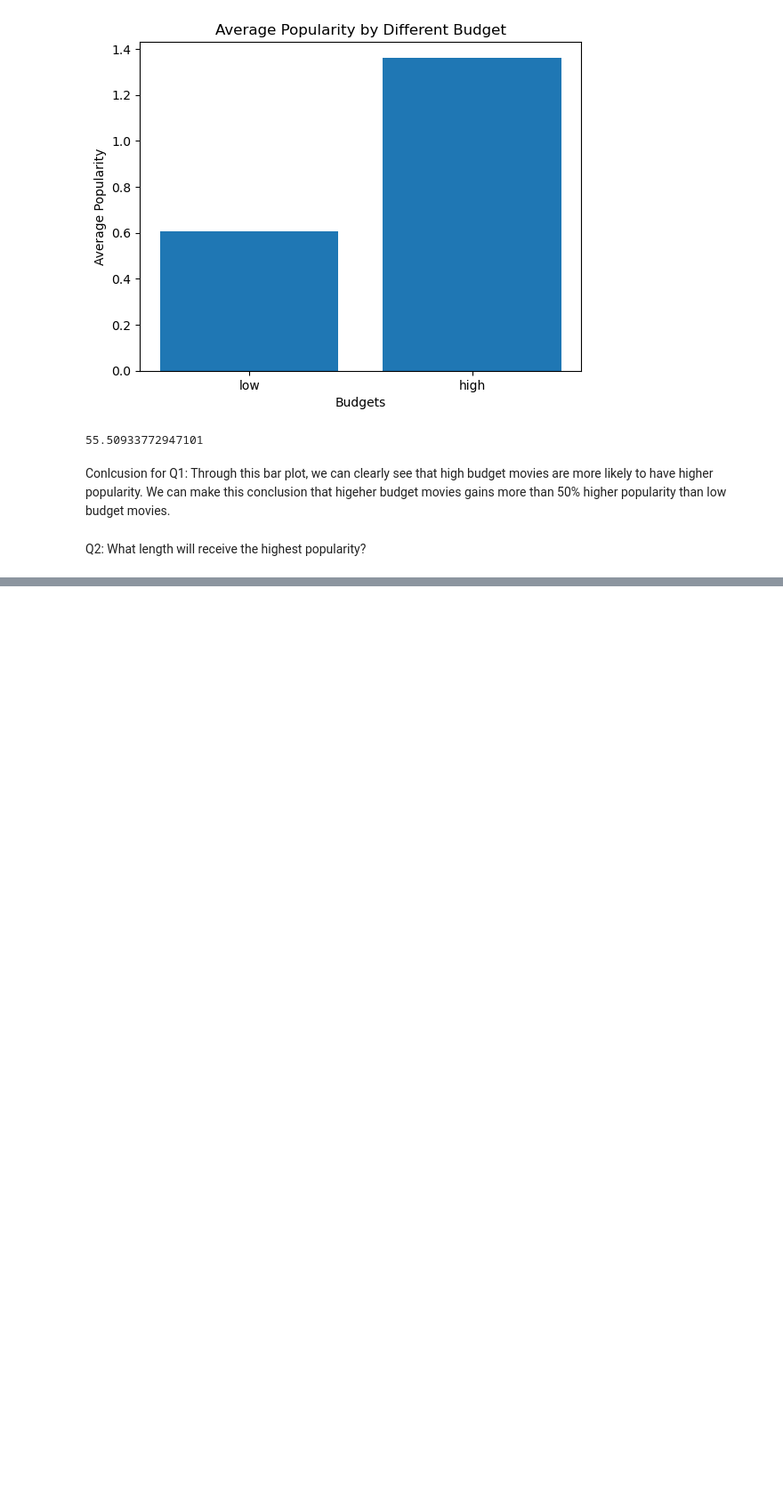
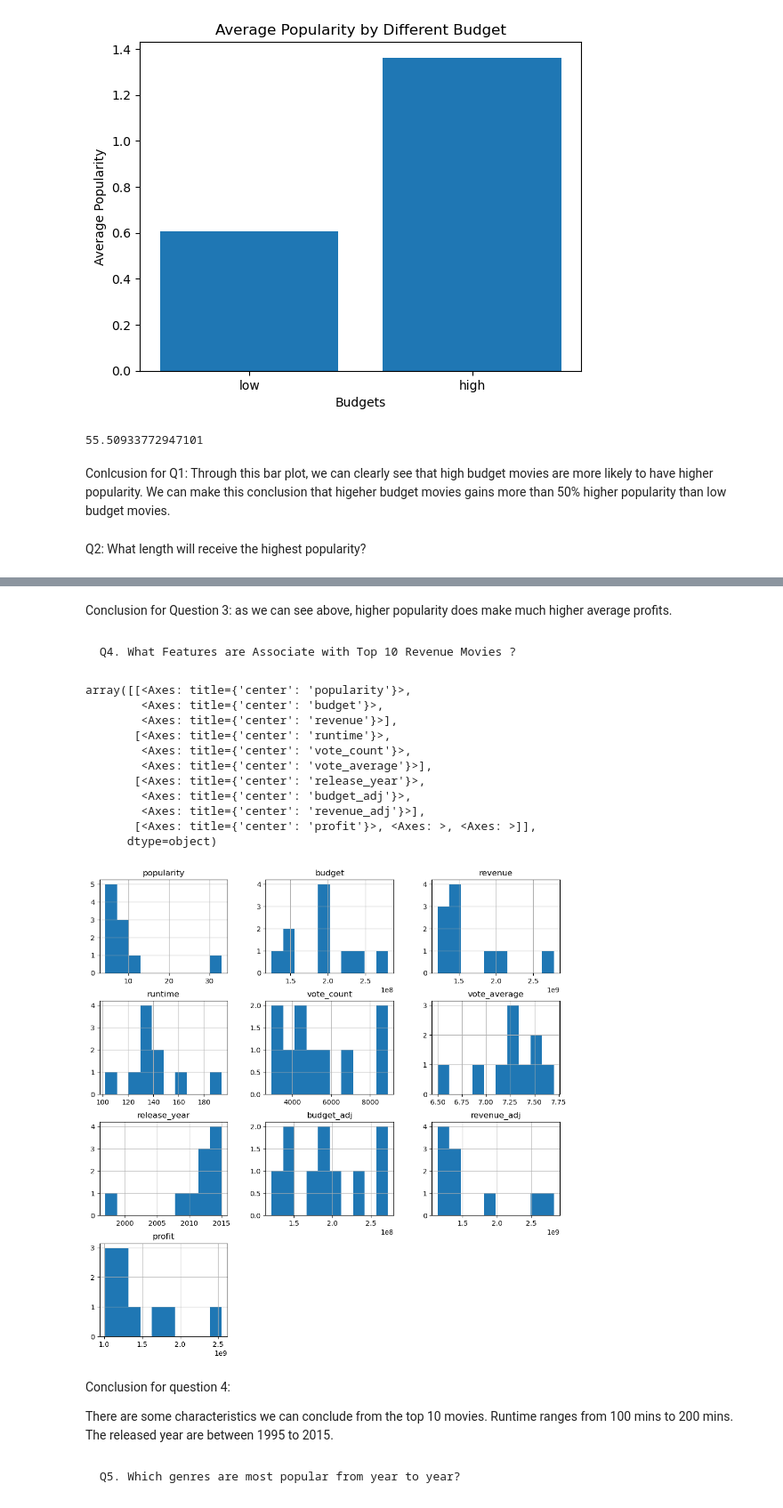
Before and after one commit to kunalmalav/tmdbMoviesDataAnalysis, a Jupyter notebook: main.ipynb, the cells around one changed output, grey strips where cells are left out. Shown at 89% size. Cells and saved outputs as stored; diff of their text form; code cells hidden in the pictures; blank space fills up the shorter version.

```diff
--- a/main.ipynb
+++ b/main.ipynb
@@ -245,0 +307,26 @@ NameError: name 'mean_popularity_of_short' is not defined
+# %% [markdown]
+Conclusion for Question 3: as we can see above, higher popularity does make much higher average profits.
+# %% [markdown]
+    Q4. What Features are Associate with Top 10 Revenue Movies ?
+# %%
+top10_revenue = df.nlargest(10,'revenue')
+top10_revenue.hist(figsize=(12,12))
+# %% [output]
+array([[<Axes: title={'center': 'popularity'}>,
+        <Axes: title={'center': 'budget'}>,
+        <Axes: title={'center': 'revenue'}>],
+       [<Axes: title={'center': 'runtime'}>,
+        <Axes: title={'center': 'vote_count'}>,
+        <Axes: title={'center': 'vote_average'}>],
+       [<Axes: title={'center': 'release_year'}>,
+        <Axes: title={'center': 'budget_adj'}>,
+        <Axes: title={'center': 'revenue_adj'}>],
+       [<Axes: title={'center': 'profit'}>, <Axes: >, <Axes: >]],
+      dtype=object)
+[figure, added]
+# %% [markdown]
+Conclusion for question 4:
+
+There are some characteristics we can conclude from the top 10 movies. Runtime ranges from 100 mins to 200 mins. The released year are between 1995 to 2015.
+# %% [markdown]
+    Q5. Which genres are most popular from year to year?
```
Also changed, not shown: parts of 23 cells of this notebook.
